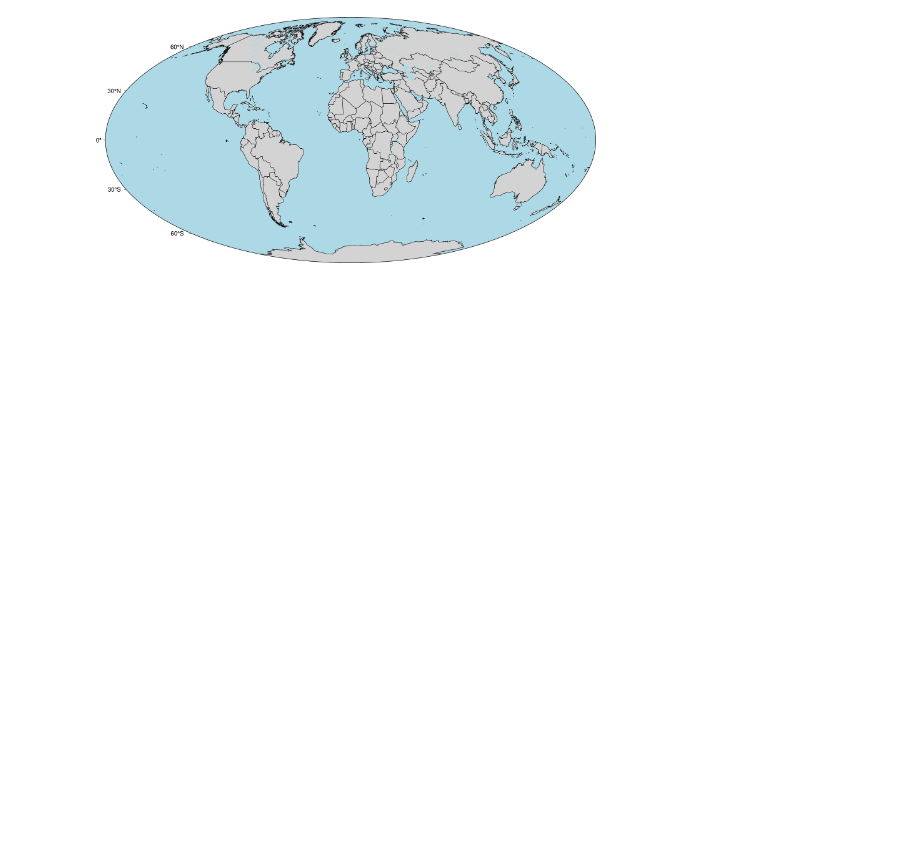
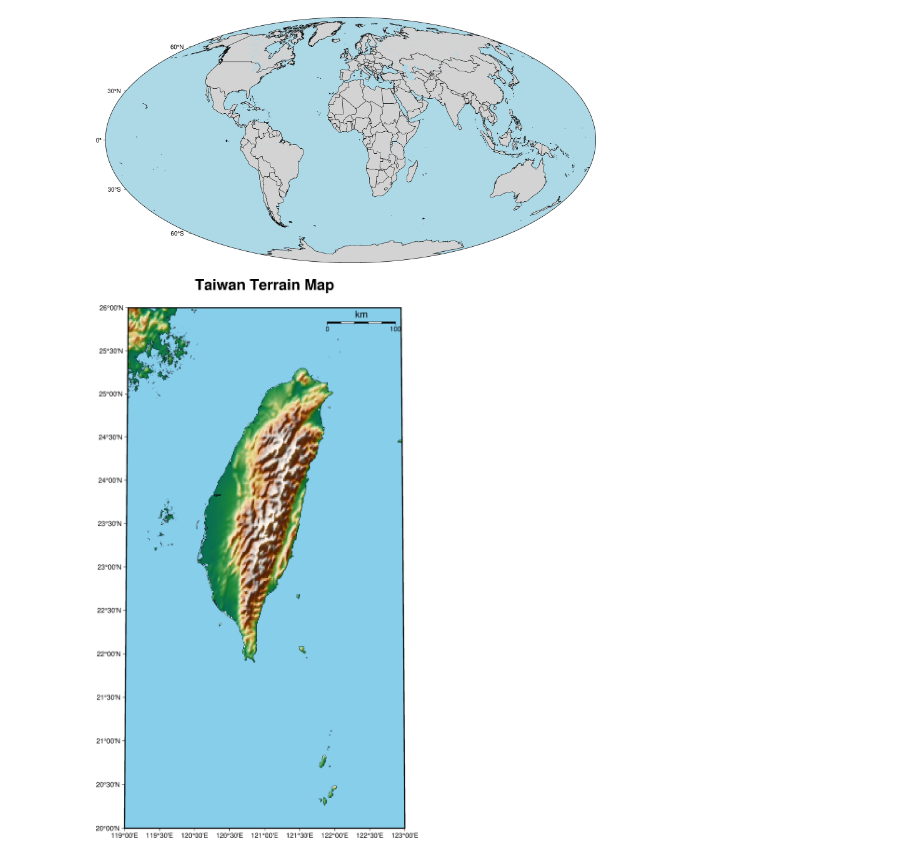
Before and after one commit to u11210013/Geophysics, a Jupyter notebook: finalterm/T1.ipynb, the cells around one changed output. Saved outputs shown, nothing was run; the diff lists cells and outputs as text; code cells hidden in the pictures; blank space fills up the shorter version.

```diff
--- a/finalterm/T1.ipynb
+++ b/finalterm/T1.ipynb
@@ -12,3 +12,31 @@ fig.coast(shorelines="1/0.5p,black", borders="1/0.5p,black", water="lightblue",
 fig.show()
 # %% [output]
 [figure]
+# %%
+import pygmt
+
+# 初始化圖形
+fig = pygmt.Figure()
+
+# 添加地形陰影效果
+fig.grdimage(
+    grid="@earth_relief_01m",
+    shading=True,
+    region=[119, 123, 20, 26],
+    projection="W6i",
+    frame=["a0.5"]  # 這裡只設置框架，不包含標題
+)
+
+# 繪製海岸線並設置填色
+fig.coast(shorelines=True, borders="1/0.5p,black", water="skyblue")
+
+# 添加圖名，將標題向下移動
+fig.basemap(frame=["WSne+tTaiwan Terrain Map+o0.3i/0.3i"])  # 調整Y軸偏移量以移動標題
+
+# 添加比例尺在右上角，並設置邊距
+fig.basemap(map_scale="jTR+w100k+l+f1km+o0.2i/0.3i")  # 在右上角添加比例尺
+
+# 顯示地圖
+fig.show()
+# %% [output]
+[figure, added]
```
